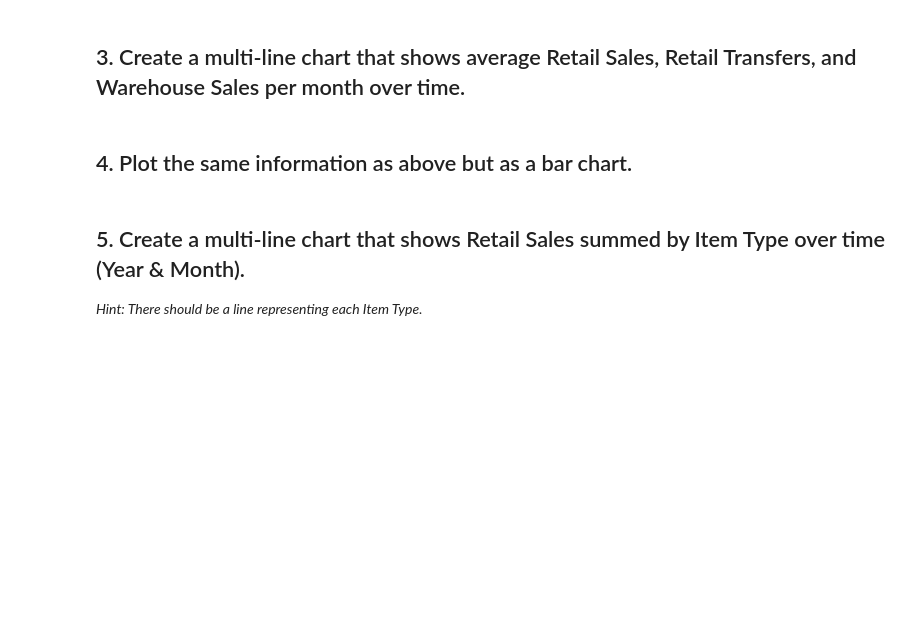
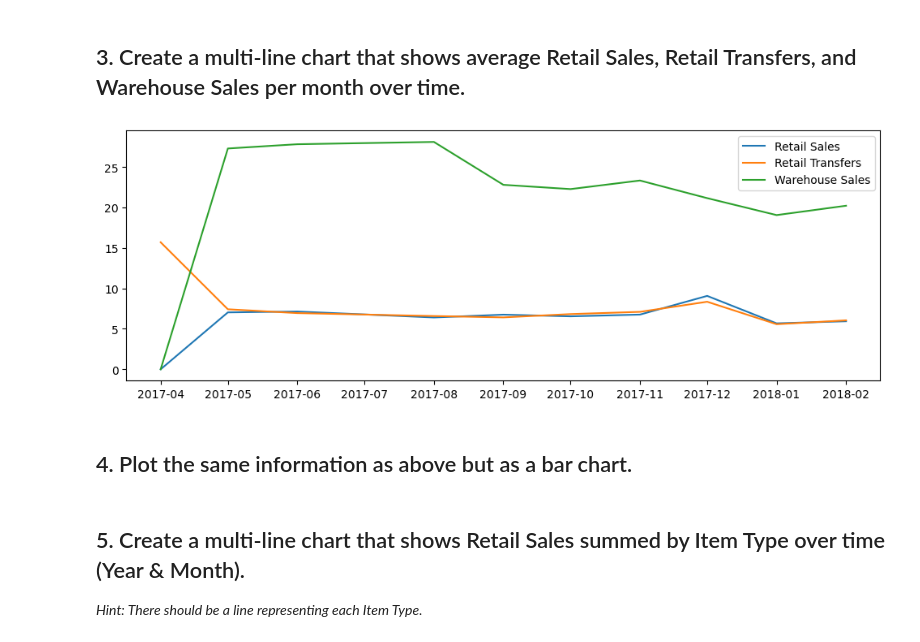
Before and after one commit to Ismael-San/DAFT_0410, a Jupyter notebook: module_2/Lab_2_ Plotting-Multiple-Data-Series/main.ipynb, the cells around one changed output. Drawn from its saved outputs; the diff is of its cells as text; code cells hidden in the pictures; blank space fills up the shorter version.

```diff
--- a/module_2/Lab_2_ Plotting-Multiple-Data-Series/main.ipynb
+++ b/module_2/Lab_2_ Plotting-Multiple-Data-Series/main.ipynb
@@ -31,4 +48,17 @@ ax = data.plot.bar(x='ItemCode', y=['RetailSales','RetailTransfers','WarehouseSa
 # %% [markdown]
 ## 3. Create a multi-line chart that shows average Retail Sales, Retail Transfers, and Warehouse Sales per month over time.
+# %%
+fig, ax1 = plt.subplots( nrows=1, ncols=1, figsize=(12,4))
+df['Date'] = pd.to_datetime(df['Year'].astype(str) + '-' + df['Month'].astype(str))
+
+df_1 = df.groupby('Date')[['RetailSales', 'RetailTransfers', 'WarehouseSales']].mean()
+
+ax1 =plt.plot(df_1.index, df_1['RetailSales'], label='Retail Sales')
+ax1 =plt.plot(df_1.index, df_1['RetailTransfers'], label='Retail Transfers')
+ax1 =plt.plot(df_1.index, df_1['WarehouseSales'], label='Warehouse Sales')
+plt.legend()
+plt.show()
+# %% [output]
+[figure, added]
 # %% [markdown]
 ## 4. Plot the same information as above but as a bar chart.
```
Also changed, not shown: parts of 5 cells of this notebook, 8 other files.
